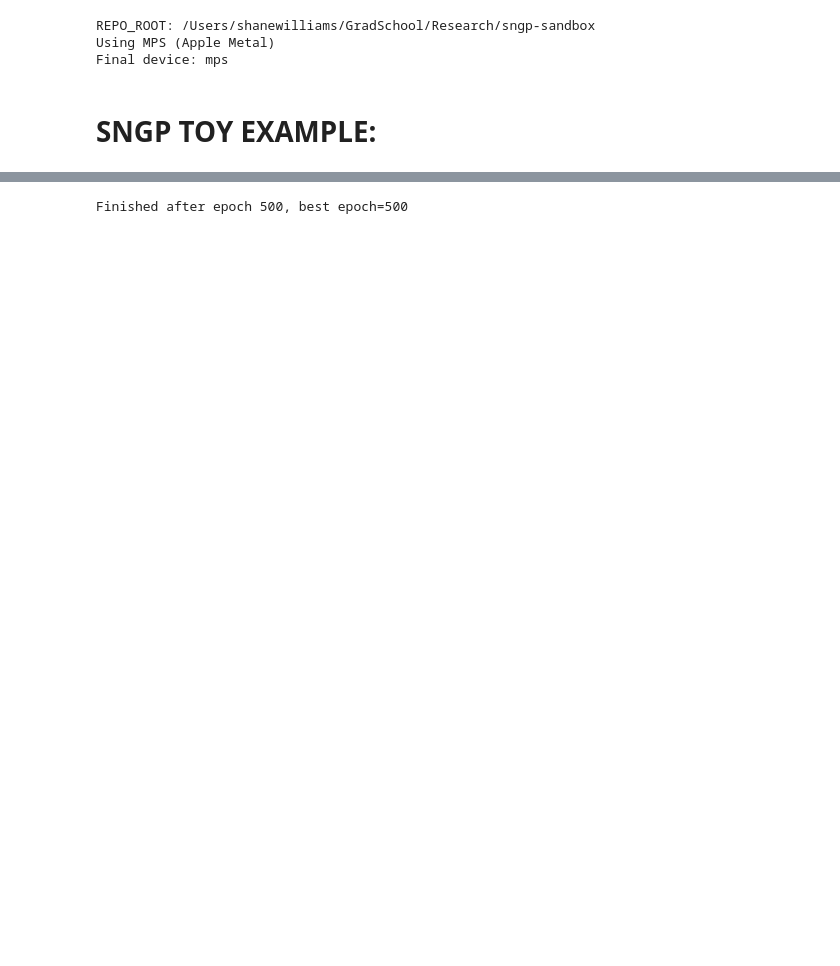
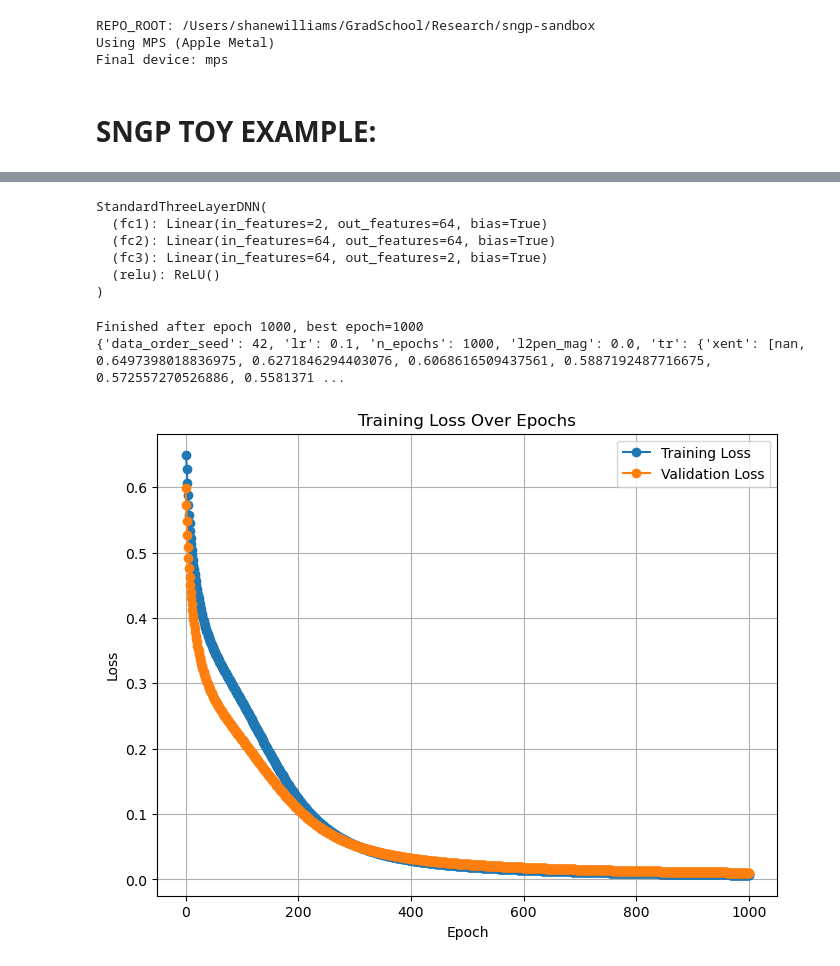
Before and after one commit to shanethomaswilliams/sngp-sandbox, a Jupyter notebook: notebooks/sngp-toy-comparison.ipynb, the cells around one changed output, grey strips where cells are left out. Saved outputs shown, nothing was run; the diff lists cells and outputs as text; code cells hidden in the pictures; blank space fills up the shorter version.

```diff
--- a/notebooks/sngp-toy-comparison.ipynb
+++ b/notebooks/sngp-toy-comparison.ipynb
@@ -63,15 +62,25 @@ display_data_splits(train_loader, val_loader, test_loader)
+# %%
+input_size = 2
+output_size = 2
+hidden_size = 64
+
+## NON SNGP EQUIVALENT MODEL
+model = StandardThreeLayerDNN(in_features=input_size, hidden_size=hidden_size, out_features=output_size).to(device)
+print(model)
+# %% [output]
+StandardThreeLayerDNN(
+  (fc1): Linear(in_features=2, out_features=64, bias=True)
+  (fc2): Linear(in_features=64, out_features=64, bias=True)
+  (fc3): Linear(in_features=64, out_features=2, bias=True)
+  (relu): ReLU()
+)
 # %%
-input_size = 2
-output_size = 2
-hidden_size = 64
-
-model = StandardThreeLayerDNN(input_size=input_size, hidden_size=hidden_size, output_size=output_size)
-# apply_bounded_spectral_norm(model, name='weight', spec_norm_iteration=15, spec_norm_bound=1.0)
-# summary(model, input_size=(1, 2))
-
-model, info = train_model(model, device, train_loader, val_loader, losses, n_epochs=500, lr=0.1, do_early_stopping=True, model_filename="../results/notebook_results/models/vanilla_best_model.pth")
+model, info = train_model(model, device, train_loader, val_loader, losses, n_epochs=1000, lr=0.1, do_early_stopping=True, model_filename="../results/notebook_results/models/vanilla_best_model.pth")
+plot_loss(info)
 # %% [output]
-Finished after epoch 500, best epoch=500
+Finished after epoch 1000, best epoch=1000
+{'data_order_seed': 42, 'lr': 0.1, 'n_epochs': 1000, 'l2pen_mag': 0.0, 'tr': {'xent': [nan, 0.6497398018836975, 0.6271846294403076, 0.6068616509437561, 0.5887192487716675, 0.572557270526886, 0.5581371 ...
+[figure, added]
 # %%
 %reload_ext autoreload
 plot_probabilities(model, test_loader, device=device, filename="../results/notebook_results/plots/vanilla_dnn_moons_probabilities.png")
```
Also changed, not shown: parts of 12 cells of this notebook, 13 other files.
